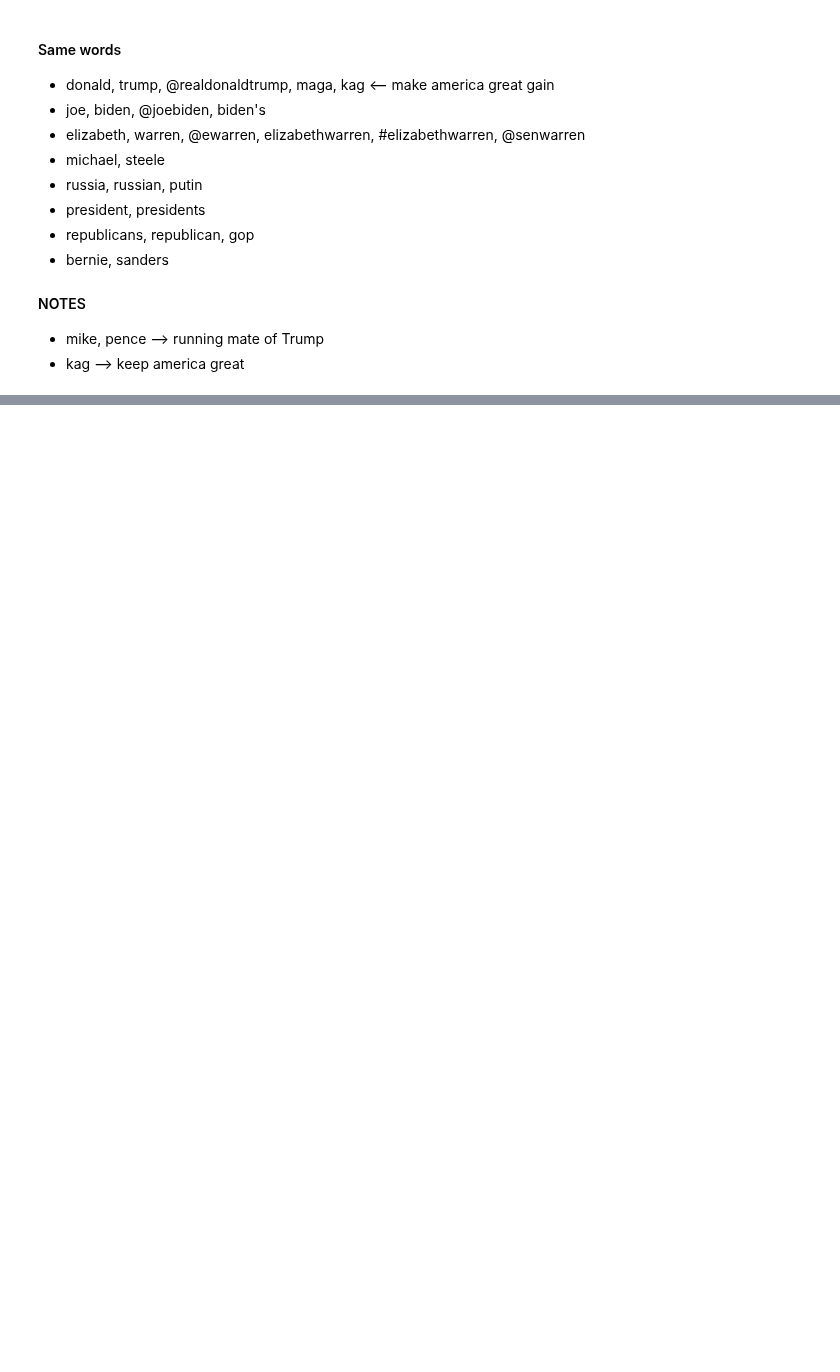
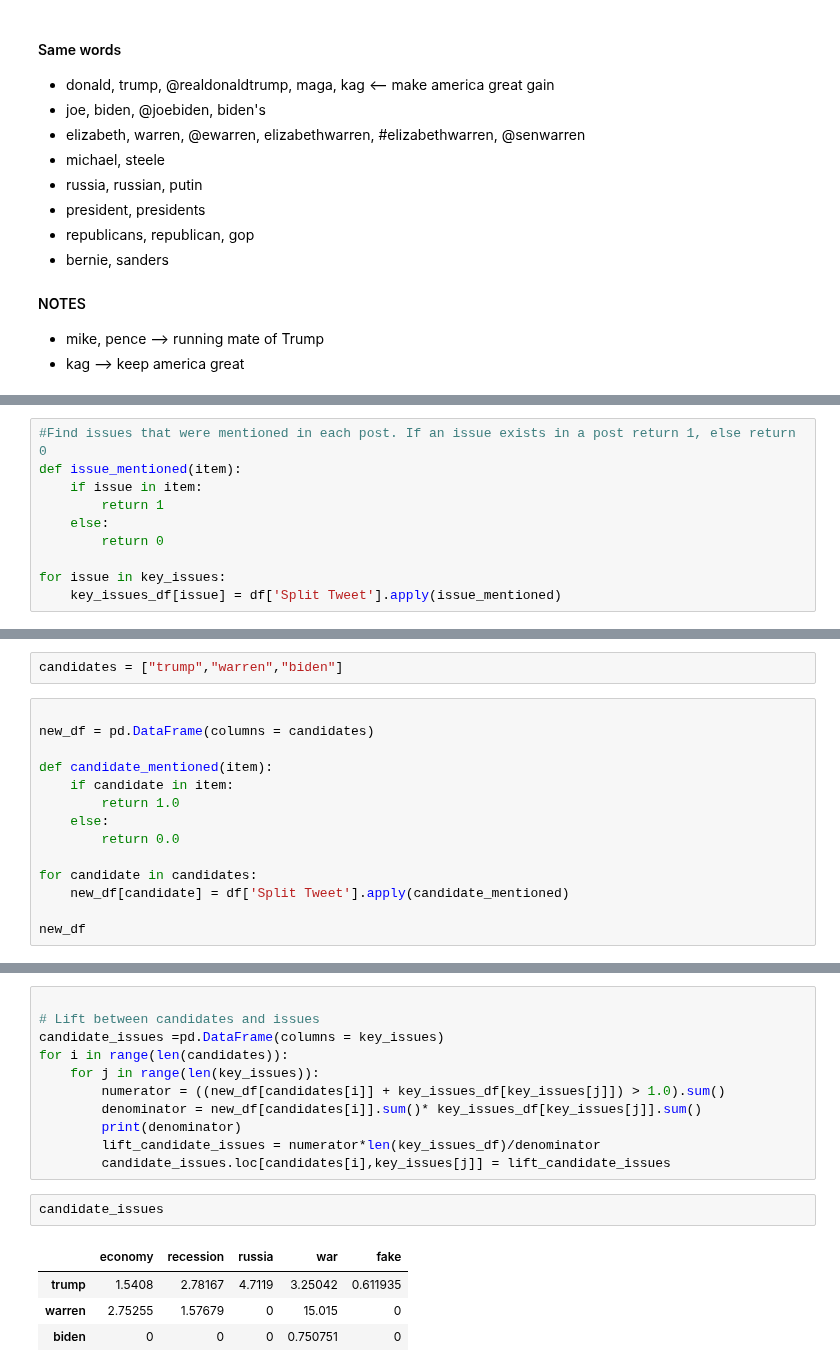
Before and after one commit to abhi-vik/ugc-analytics, a Jupyter notebook: assignments/second/assignment-2.ipynb, the cells around one changed output, grey strips where cells are left out. Saved outputs shown, nothing was run; the diff lists cells and outputs as text; blank space fills up the shorter version.

Commit message:
Addding lift values

```diff
--- a/assignments/second/assignment-2.ipynb
+++ b/assignments/second/assignment-2.ipynb
@@ -203,0 +199,10 @@ display(df)
+# %%
+#Find issues that were mentioned in each post. If an issue exists in a post return 1, else return 0
+def issue_mentioned(item):
+    if issue in item:
+        return 1
+    else:
+        return 0
+
+for issue in key_issues:
+    key_issues_df[issue] = df['Split Tweet'].apply(issue_mentioned)
@@ -203,0 +211,16 @@ display(df)
+# %%
+candidates = ["trump","warren","biden"]
+# %%
+
+new_df = pd.DataFrame(columns = candidates)
+
+def candidate_mentioned(item):
+    if candidate in item:
+        return 1.0
+    else:
+        return 0.0
+
+for candidate in candidates:
+    new_df[candidate] = df['Split Tweet'].apply(candidate_mentioned)
+
+new_df
@@ -203,0 +249,18 @@ display(df)
+# %%
+
+# Lift between candidates and issues
+candidate_issues =pd.DataFrame(columns = key_issues)
+for i in range(len(candidates)):
+    for j in range(len(key_issues)):
+        numerator = ((new_df[candidates[i]] + key_issues_df[key_issues[j]]) > 1.0).sum()
+        denominator = new_df[candidates[i]].sum()* key_issues_df[key_issues[j]].sum()
+        print(denominator)
+        lift_candidate_issues = numerator*len(key_issues_df)/denominator
+        candidate_issues.loc[candidates[i],key_issues[j]] = lift_candidate_issues
+# %%
+candidate_issues
+# %% [output]
+|  | economy | recession | russia | war | fake |
+| trump | 1.5408 | 2.78167 | 4.7119 | 3.25042 | 0.611935 |
+| warren | 2.75255 | 1.57679 | 0 | 15.015 | 0 |
+| biden | 0 | 0 | 0 | 0.750751 | 0 |
```
Also changed, not shown: parts of 8 cells of this notebook.
